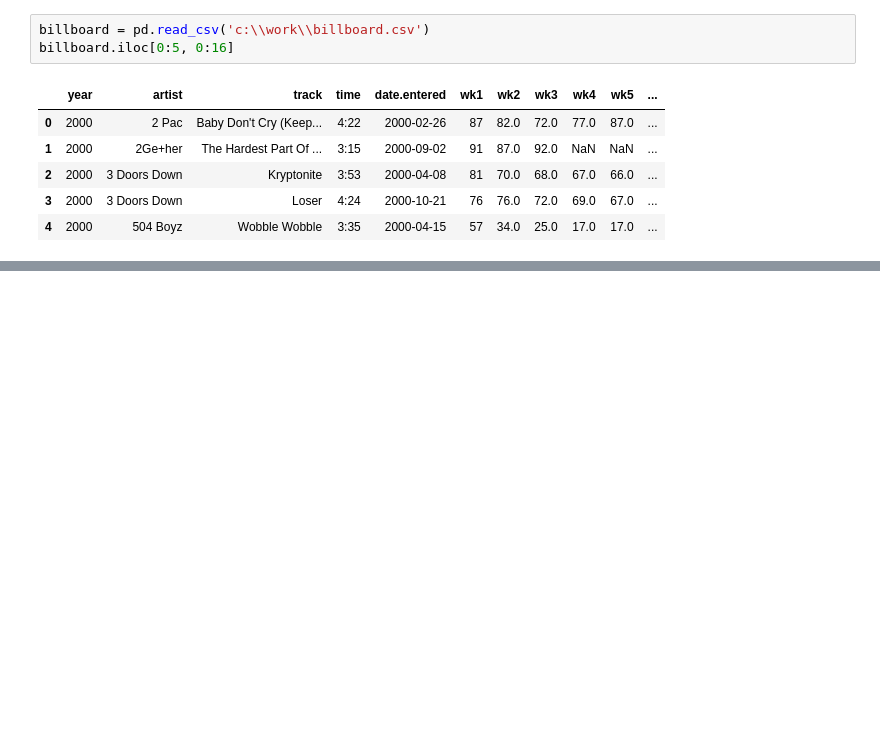
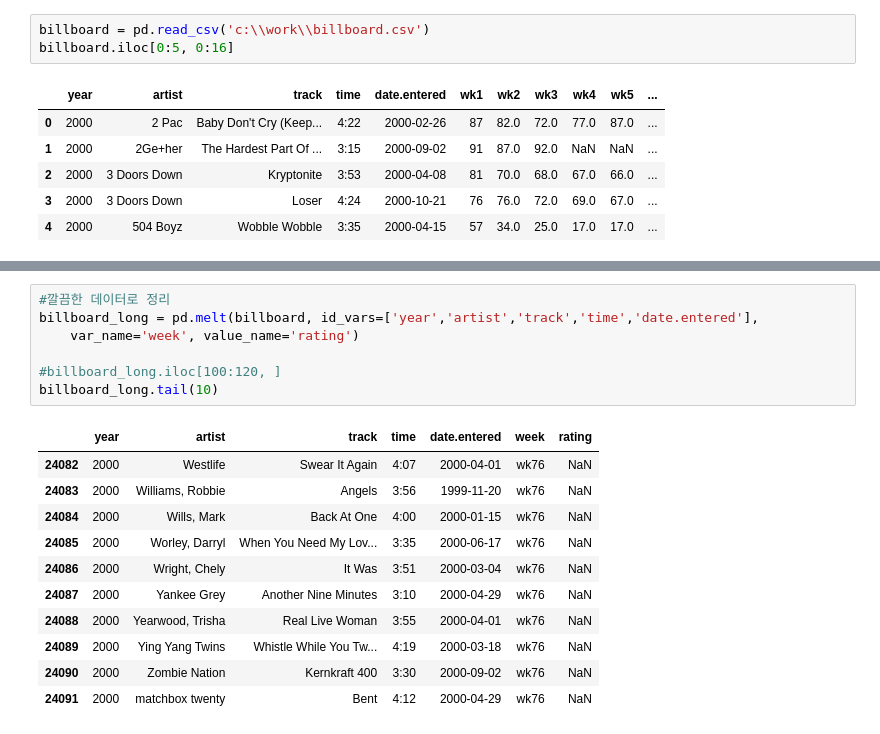
Before and after one commit to papasmf1/python221024, a Jupyter notebook: demo깔끔한데이터만들기.ipynb, the cells around one changed output, grey strips where cells are left out. Cells and saved outputs as stored; diff of their text form; blank space fills up the shorter version.

```diff
--- a/demo깔끔한데이터만들기.ipynb
+++ b/demo깔끔한데이터만들기.ipynb
@@ -61,0 +82,19 @@ billboard.iloc[0:5, 0:16]
+# %%
+#깔끔한 데이터로 정리
+billboard_long = pd.melt(billboard, id_vars=['year','artist','track','time','date.entered'],
+    var_name='week', value_name='rating')
+
+#billboard_long.iloc[100:120, ]
+billboard_long.tail(10)
+# %% [output]
+|  | year | artist | track | time | date.entered | week | rating |
+| 24082 | 2000 | Westlife | Swear It Again | 4:07 | 2000-04-01 | wk76 | NaN |
+| 24083 | 2000 | Williams, Robbie | Angels | 3:56 | 1999-11-20 | wk76 | NaN |
+| 24084 | 2000 | Wills, Mark | Back At One | 4:00 | 2000-01-15 | wk76 | NaN |
+| 24085 | 2000 | Worley, Darryl | When You Need My Lov... | 3:35 | 2000-06-17 | wk76 | NaN |
+| 24086 | 2000 | Wright, Chely | It Was | 3:51 | 2000-03-04 | wk76 | NaN |
+| 24087 | 2000 | Yankee Grey | Another Nine Minutes | 3:10 | 2000-04-29 | wk76 | NaN |
+| 24088 | 2000 | Yearwood, Trisha | Real Live Woman | 3:55 | 2000-04-01 | wk76 | NaN |
+| 24089 | 2000 | Ying Yang Twins | Whistle While You Tw... | 4:19 | 2000-03-18 | wk76 | NaN |
+| 24090 | 2000 | Zombie Nation | Kernkraft 400 | 3:30 | 2000-09-02 | wk76 | NaN |
+| 24091 | 2000 | matchbox twenty | Bent | 4:12 | 2000-04-29 | wk76 | NaN |
```
Also changed, not shown: parts of 14 cells of this notebook.
